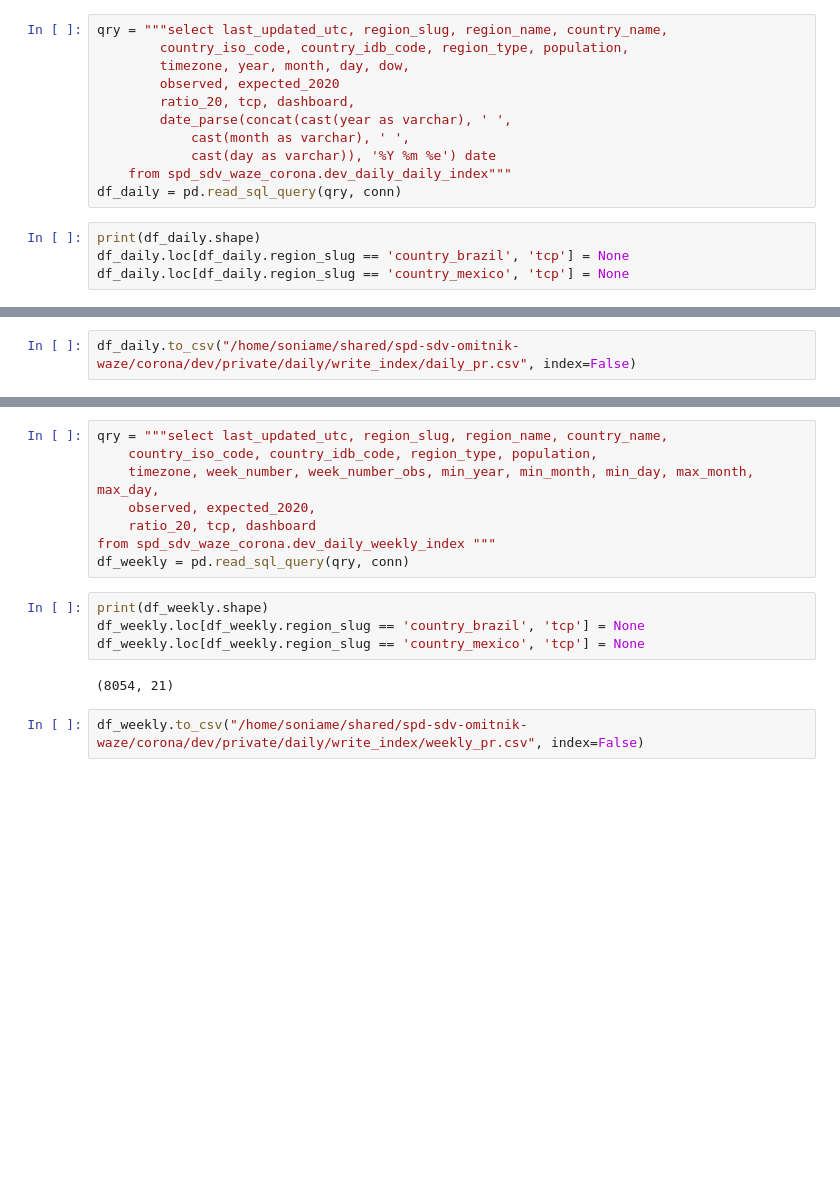
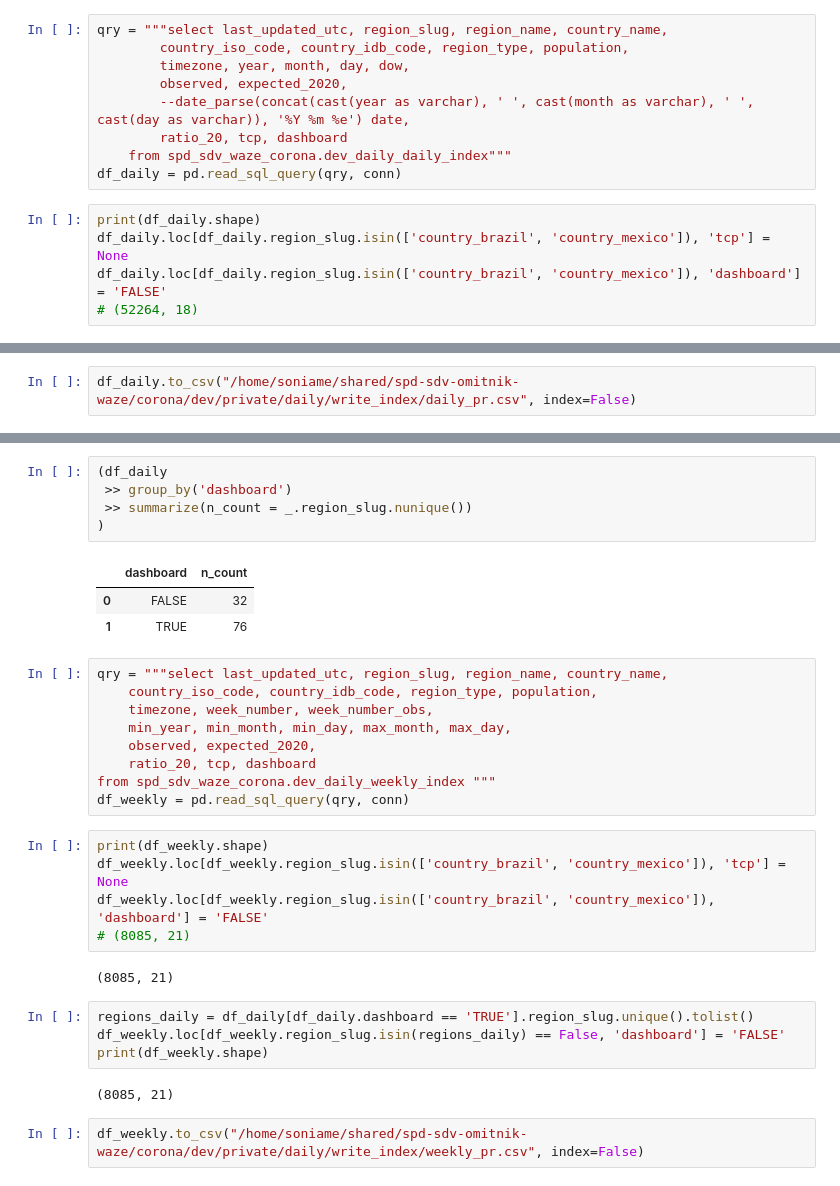
Before and after one commit to EL-BID/IDB-IDB-Invest-Coronavirus-Impact-Dashboard, a Jupyter notebook: notebooks/smooth_ts-toydashboard_data.ipynb, the cells around one changed output, grey strips where cells are left out. Cells and saved outputs as stored; diff of their text form; blank space fills up the shorter version.

```diff
--- a/notebooks/smooth_ts-toydashboard_data.ipynb
+++ b/notebooks/smooth_ts-toydashboard_data.ipynb
@@ -705,17 +709,16 @@ df_weekly.to_csv("/home/soniame/shared/spd-sdv-omitnik-waze/corona/dev/public/da
 qry = """select last_updated_utc, region_slug, region_name, country_name,
         country_iso_code, country_idb_code, region_type, population,
         timezone, year, month, day, dow,
-        observed, expected_2020
-        ratio_20, tcp, dashboard,
-        date_parse(concat(cast(year as varchar), ' ',
-            cast(month as varchar), ' ',
-            cast(day as varchar)), '%Y %m %e') date
+        observed, expected_2020,
+        --date_parse(concat(cast(year as varchar), ' ', cast(month as varchar), ' ', cast(day as varchar)), '%Y %m %e') date,
+        ratio_20, tcp, dashboard
     from spd_sdv_waze_corona.dev_daily_daily_index"""
 df_daily = pd.read_sql_query(qry, conn)
 # %%
 print(df_daily.shape)
-df_daily.loc[df_daily.region_slug == 'country_brazil', 'tcp'] = None
-df_daily.loc[df_daily.region_slug == 'country_mexico', 'tcp'] = None
+df_daily.loc[df_daily.region_slug.isin(['country_brazil', 'country_mexico']), 'tcp'] = None
+df_daily.loc[df_daily.region_slug.isin(['country_brazil', 'country_mexico']), 'dashboard'] = 'FALSE'
+# (52264, 18)
 # %% [output]
 (52264, 18)
 # %%
@@ -732,16 +738,33 @@ df_pl = df_daily.loc[df_daily.region_slug.isin(['mexicocity'])]
+# %%
+(df_daily
+ >> group_by('dashboard')
+ >> summarize(n_count = _.region_slug.nunique())
+)
+# %% [output]
+|  | dashboard | n_count |
+| 0 | FALSE | 32 |
+| 1 | TRUE | 76 |
 # %%
 qry = """select last_updated_utc, region_slug, region_name, country_name,
 	country_iso_code, country_idb_code, region_type, population,
-	timezone, week_number, week_number_obs, min_year, min_month, min_day, max_month, max_day,
+	timezone, week_number, week_number_obs,
+    min_year, min_month, min_day, max_month, max_day,
     observed, expected_2020,
 	ratio_20, tcp, dashboard
 from spd_sdv_waze_corona.dev_daily_weekly_index """
 df_weekly = pd.read_sql_query(qry, conn)
 # %%
 print(df_weekly.shape)
-df_weekly.loc[df_weekly.region_slug == 'country_brazil', 'tcp'] = None
-df_weekly.loc[df_weekly.region_slug == 'country_mexico', 'tcp'] = None
+df_weekly.loc[df_weekly.region_slug.isin(['country_brazil', 'country_mexico']), 'tcp'] = None
+df_weekly.loc[df_weekly.region_slug.isin(['country_brazil', 'country_mexico']), 'dashboard'] = 'FALSE'
+# (8085, 21)
 # %% [output]
-(8054, 21)
+(8085, 21)
+# %%
+regions_daily = df_daily[df_daily.dashboard == 'TRUE'].region_slug.unique().tolist()
+df_weekly.loc[df_weekly.region_slug.isin(regions_daily) == False, 'dashboard'] = 'FALSE'
+print(df_weekly.shape)
+# %% [output]
+(8085, 21)
 # %%
 df_weekly.to_csv("/home/soniame/shared/spd-sdv-omitnik-waze/corona/dev/private/daily/write_index/weekly_pr.csv", index=False)
```
Also changed, not shown: parts of 9 cells of this notebook, 1 other file.
